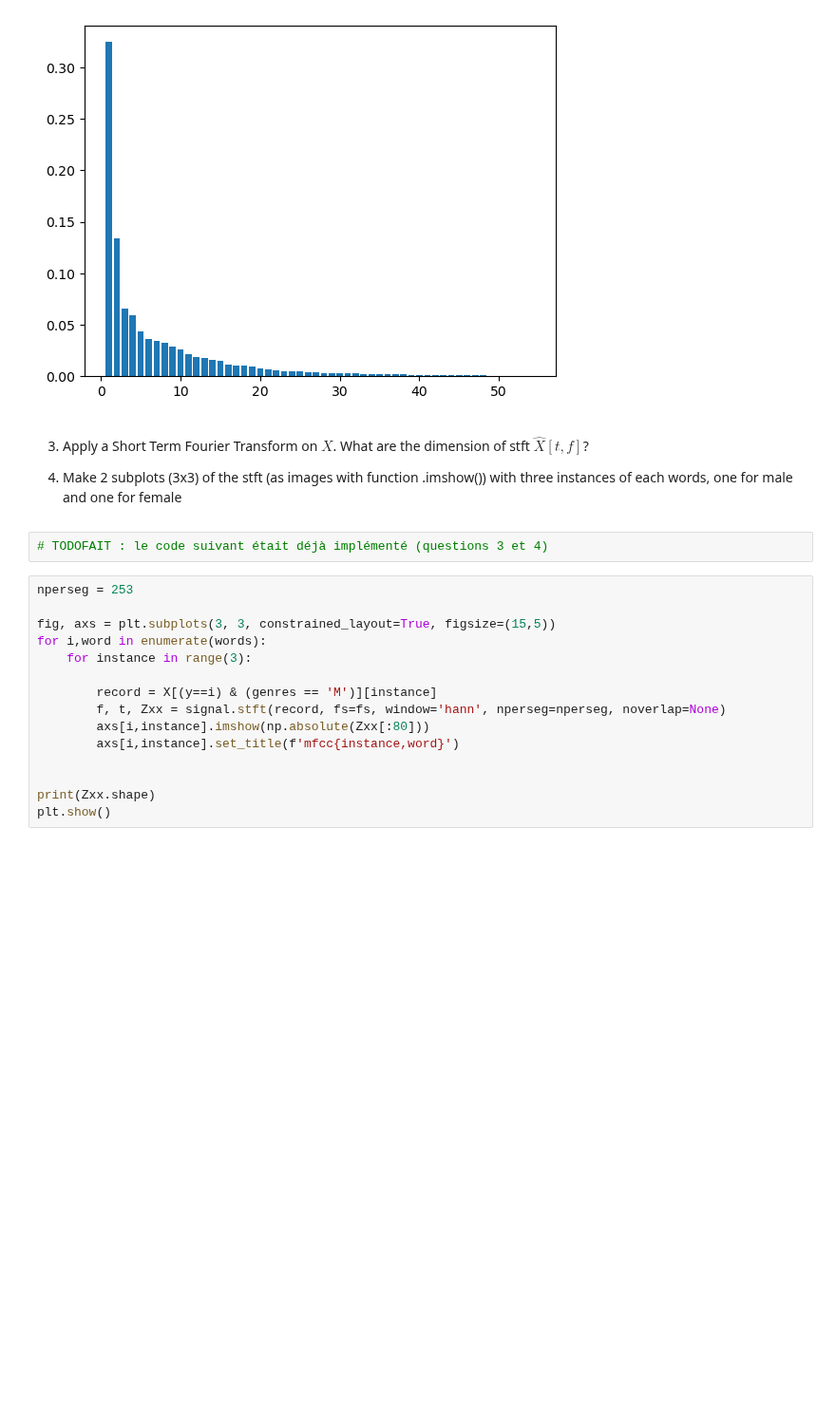
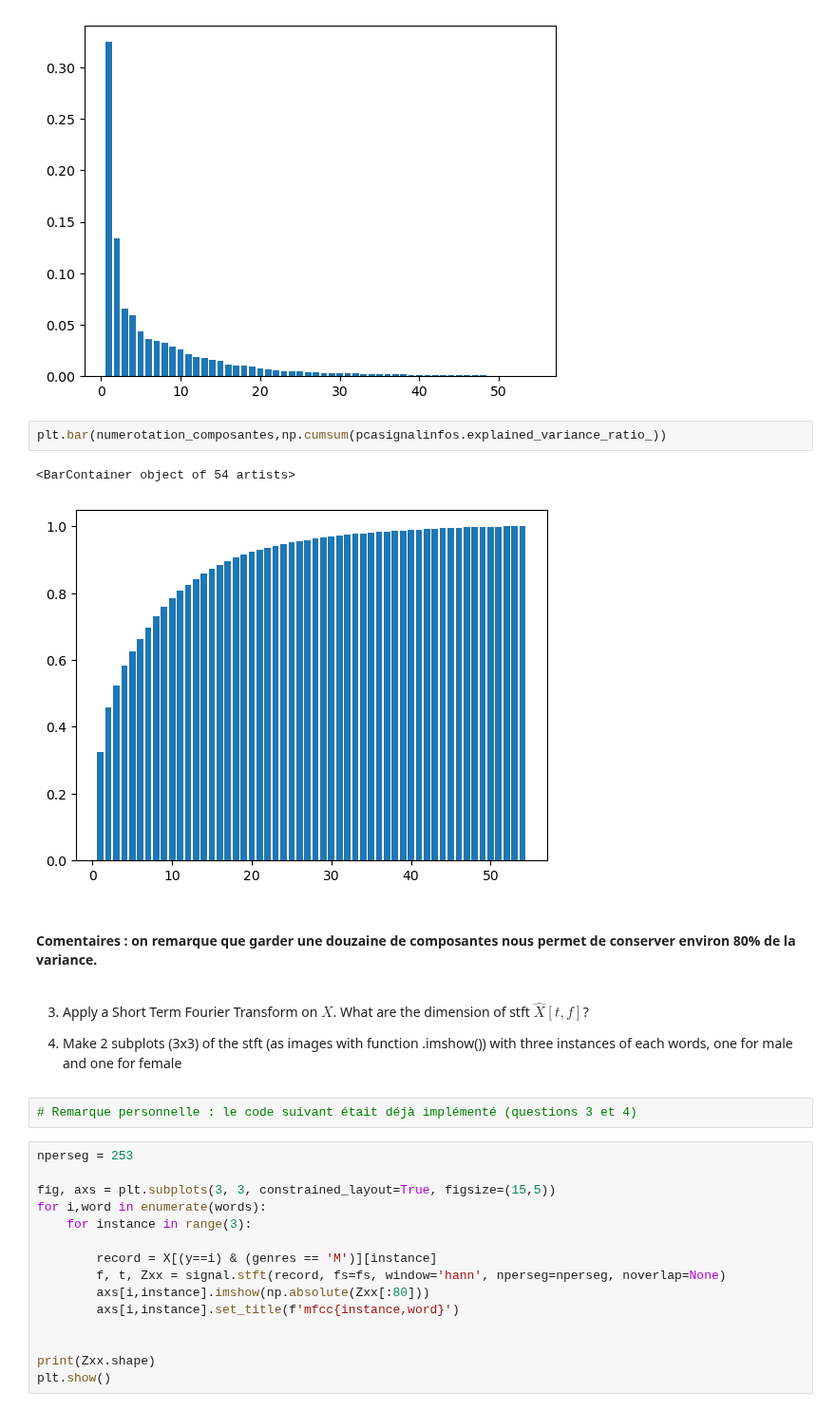
Before and after one commit to MaxMosh/n7-SN, a Jupyter notebook: 2A ModIA/S8 (n7)/UE Machine Learning/Projet fil rouge/Code/Nouveau Notebook (Neural Network).ipynb, the cells around one changed output. Shown at 95% size. Cells and saved outputs as stored; diff of their text form; blank space fills up the shorter version.

```diff
--- a/2A ModIA/S8 (n7)/UE Machine Learning/Projet fil rouge/Code/Nouveau Notebook (Neural Network).ipynb
+++ b/2A ModIA/S8 (n7)/UE Machine Learning/Projet fil rouge/Code/Nouveau Notebook (Neural Network).ipynb
@@ -141,12 +141,19 @@ plt.bar(numerotation_composantes,pcasignalinfos.explained_variance_ratio_)
 # %% [output]
 <BarContainer object of 54 artists>
 [figure]
+# %%
+plt.bar(numerotation_composantes,np.cumsum(pcasignalinfos.explained_variance_ratio_))
+# %% [output]
+<BarContainer object of 54 artists>
+[figure, added]
+# %% [markdown]
+#### **Comentaires :** on remarque que garder une douzaine de composantes nous permet de conserver environ 80% de la variance.
 # %% [markdown]
 3. Apply a Short Term Fourier Transform on $X$. What are the dimension of stft $\hat{X}[t,f]$?
 
 4. Make 2 subplots (3x3) of the stft (as images with function .imshow()) with three instances of each words, one for male and one for female
 # %%
-# TODOFAIT : le code suivant était déjà implémenté (questions 3 et 4)
+# Remarque personnelle : le code suivant était déjà implémenté (questions 3 et 4)
 # %%
 nperseg = 253
 
```
Also changed, not shown: parts of 55 cells of this notebook, 1 other file.
